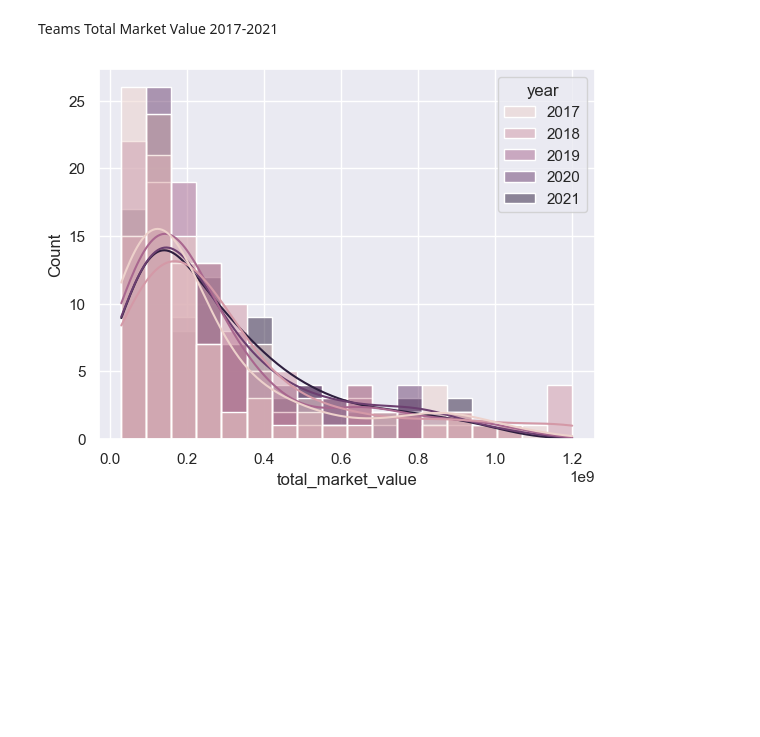
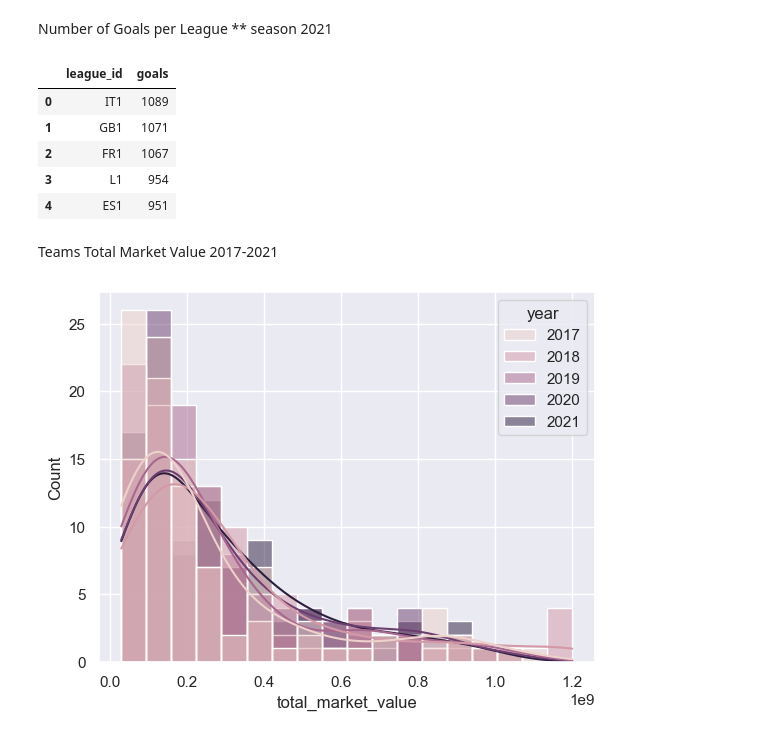
Before and after one commit to mina-naseh/transfermarkt-project, a Jupyter notebook: phase3/descriptive_statistics.ipynb, the cells around one changed output. Cells and saved outputs as stored; diff of their text form; code cells hidden in the pictures; blank space fills up the shorter version.

Commit message:
✨add Number of Goals per League

```diff
--- a/phase3/descriptive_statistics.ipynb
+++ b/phase3/descriptive_statistics.ipynb
@@ -6,7 +6,7 @@ import seaborn as sns
 # %%
 MYSQL_DRIVER = "mysql+mysqlconnector"
 MYSQL_USERNAME = "root"
-MYSQL_PASSWORD = "M13121371m$"
+MYSQL_PASSWORD = "XXXXXXXXXXX"
 MYSQL_HOST_NAME = "localhost"
 MYSQL_PORT = 3306
 DB_NAME = "transfermarktdb"
@@ -22,6 +22,22 @@ url_object = URL.create(
 )
 
 engine = create_engine(url_object)
+# %% [markdown]
+Number of Goals per League
+** season 2021
+# %%
+with engine.connect() as conn:
+    result = conn.execute(text('SELECT league_id, SUM(goal_for) AS goals FROM team_detail WHERE year = 2021 GROUP BY league_id ORDER BY goals DESC;'))
+
+goals_2021 = pd.DataFrame(result.all())
+goals_2021
+# %% [output]
+|  | league_id | goals |
+| 0 | IT1 | 1089 |
+| 1 | GB1 | 1071 |
+| 2 | FR1 | 1067 |
+| 3 | L1 | 954 |
+| 4 | ES1 | 951 |
 # %% [markdown]
 Teams Total Market Value 2017-2021
 # %%
```
